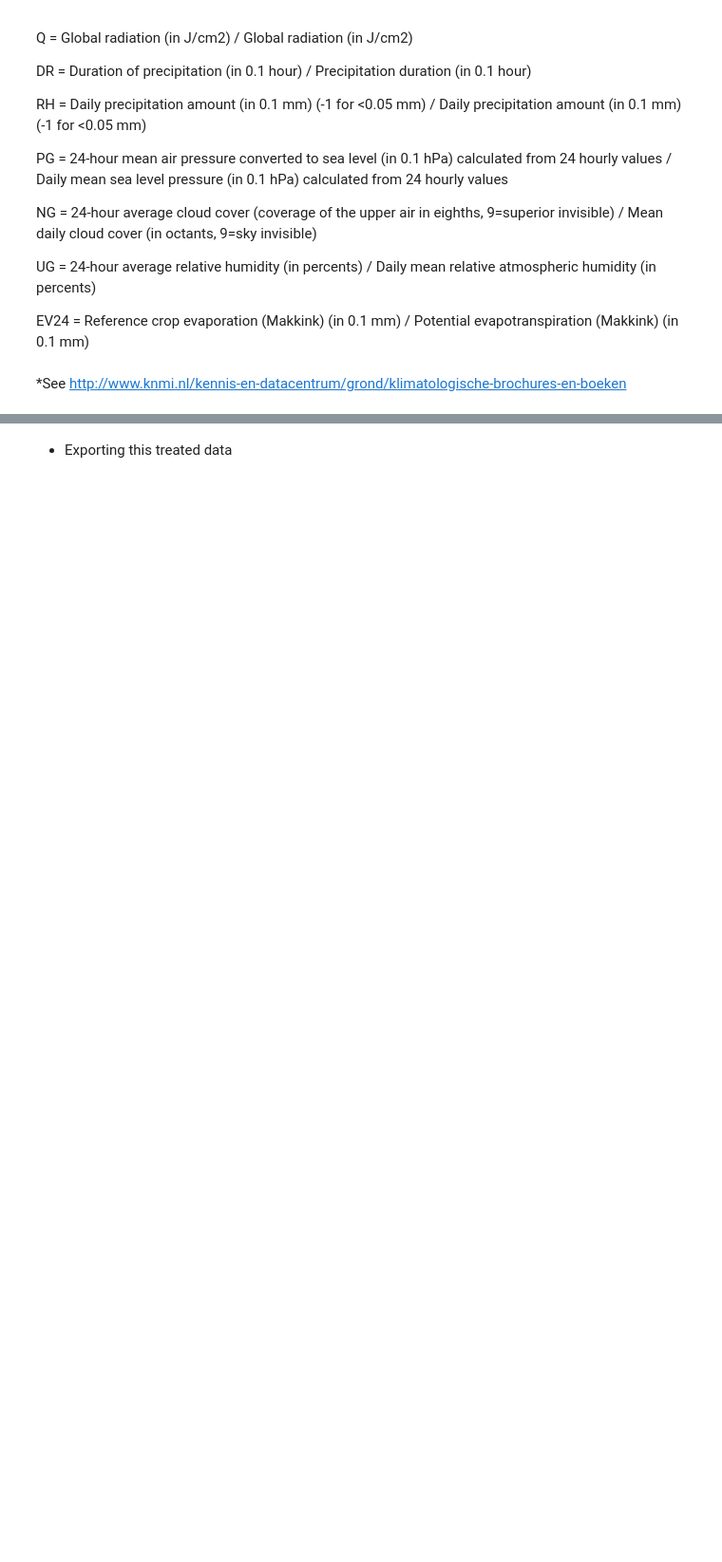
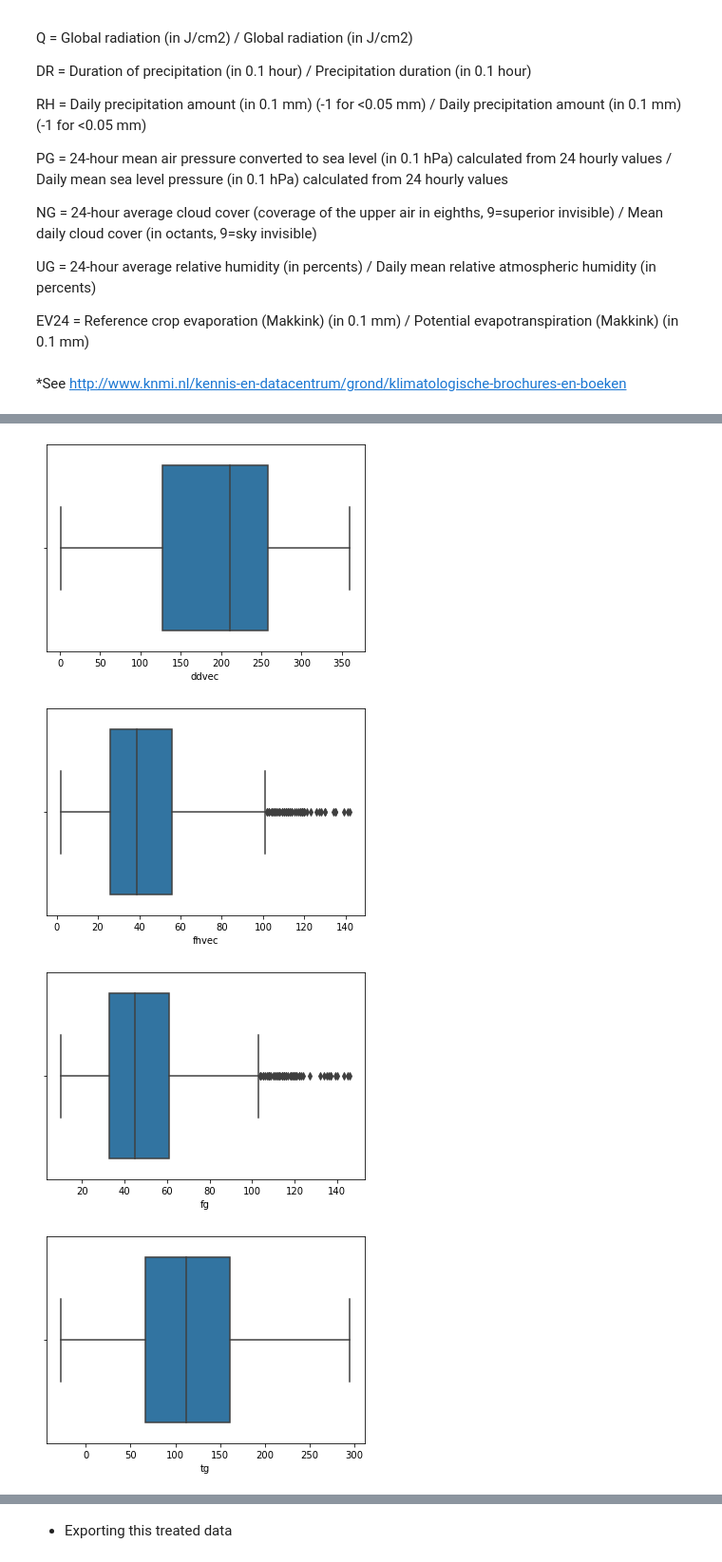
Before and after one commit to ClauCarloni/data_final_project, a Jupyter notebook: dutch_weather.ipynb, the cells around one changed output, grey strips where cells are left out. Shown at 95% size. Drawn from its saved outputs; the diff is of its cells as text; code cells hidden in the pictures; blank space fills up the shorter version.

```diff
--- a/dutch_weather.ipynb
+++ b/dutch_weather.ipynb
@@ -569,0 +572,12 @@ EV24 = Reference crop evaporation (Makkink) (in 0.1 mm) / Potential evapotranspi
+# %%
+def boxplots(df):
+    for column in df.columns:
+        sns.boxplot(x = column, data = df)
+        plt.show()
+# %%
+boxplots(weather1)
+# %% [output]
+[figure, added]
+[figure, added]
+[figure, added]
+[figure, added]
```
Also changed, not shown: parts of 50 cells of this notebook.
